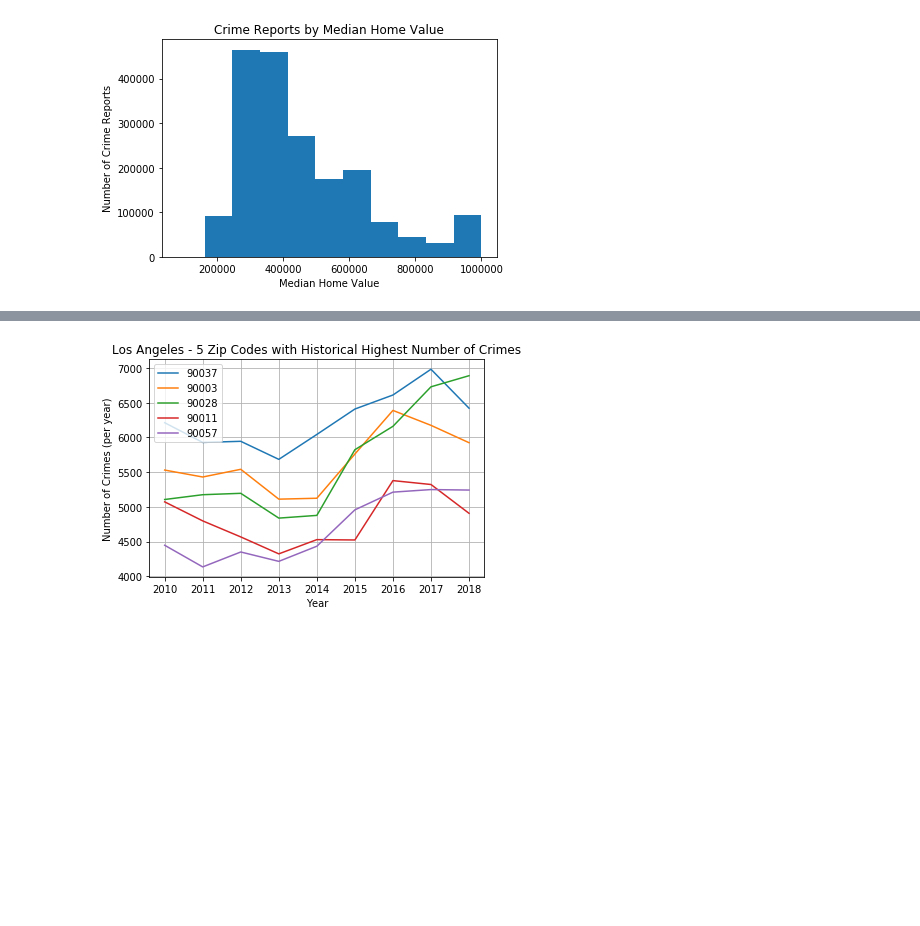
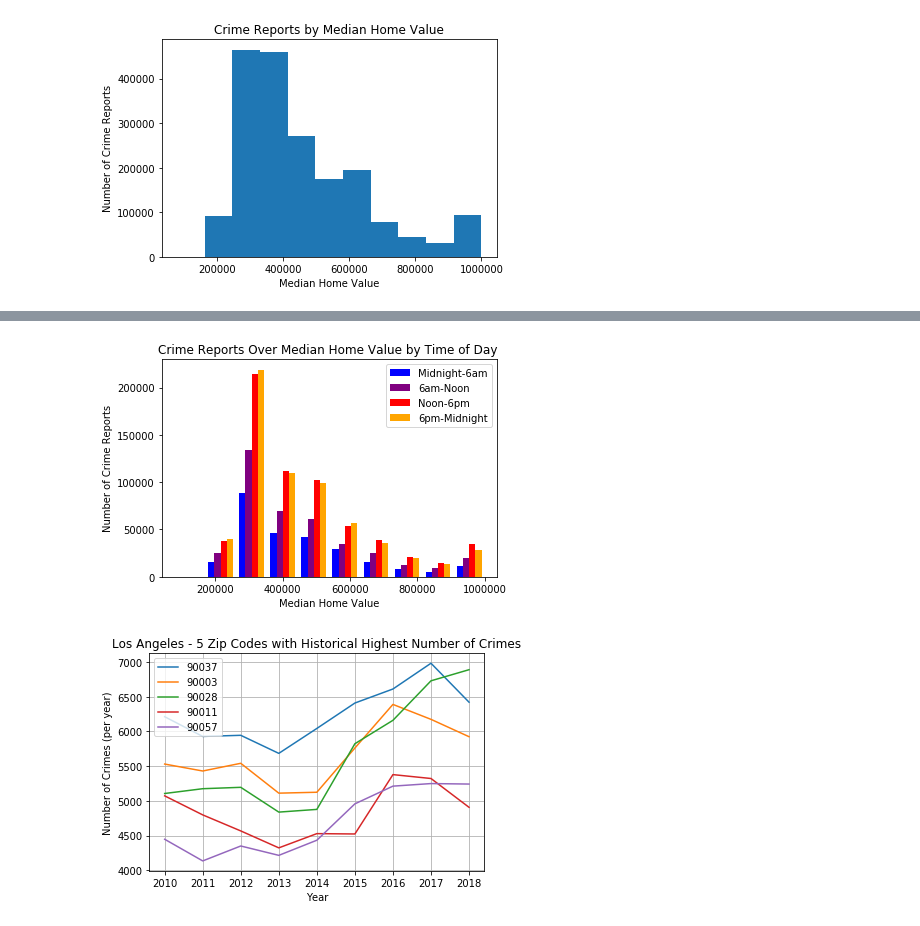
Before and after one commit to frederikdebruyker/Los-Angeles-Crime-Statistics, a Jupyter notebook: JM_crime_statistics_copy.ipynb, the cells around one changed output, grey strips where cells are left out. Drawn from its saved outputs; the diff is of its cells as text; code cells hidden in the pictures; blank space fills up the shorter version.

```diff
--- a/JM_crime_statistics_copy.ipynb
+++ b/JM_crime_statistics_copy.ipynb
@@ -85,3 +85,30 @@ plt.show()
+# %%
+# Create subsets of dataframe by time of day (early morning, morning, afternoon, night)
+early_df = home_df.loc[home_df["time_occ"] <= 599]
+
+morn_df_temp = home_df.loc[home_df["time_occ"] <= 1199]
+morn_df = morn_df_temp.loc[home_df["time_occ"] >= 600]
+
+after_df_temp = home_df.loc[home_df["time_occ"] <= 1799]
+after_df = after_df_temp.loc[home_df["time_occ"] >= 1200]
+
+late_df = home_df.loc[home_df["time_occ"] >= 1800]
+
+# Plot crime reports over home values by gender
+early_mhv = early_df["Median Home Value"]
+morn_mhv = morn_df["Median Home Value"]
+after_mhv = after_df["Median Home Value"]
+late_mhv = late_df["Median Home Value"]
+
+legend = ["Midnight-6am", "6am-Noon", "Noon-6pm", "6pm-Midnight"]
+plt.hist([early_mhv, morn_mhv, after_mhv, late_mhv], color=["blue", "purple", "red", "orange"])
+plt.xlabel("Median Home Value")
+plt.ylabel("Number of Crime Reports")
+plt.title('Crime Reports Over Median Home Value by Time of Day ')
+plt.legend(legend)
+plt.show()
+# %% [output]
+[figure, added]
 # %%
 # FD: The analysis can only be as good as the underlying data
 # https://www.latimes.com/local/crime/la-me-lapd-audit-20151206-story.html
```
Also changed, not shown: parts of 4 cells of this notebook, 3 other files.
